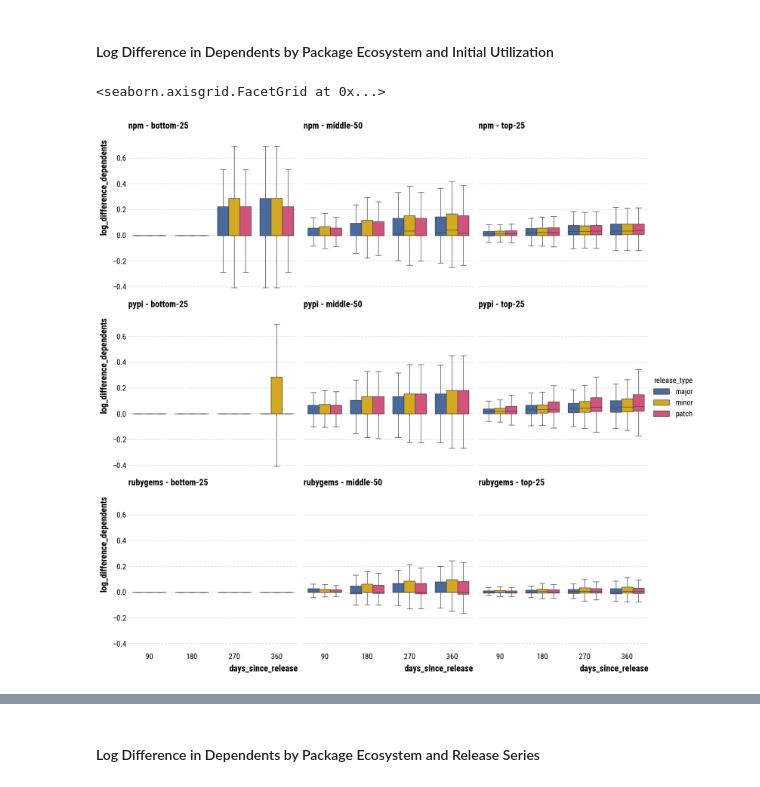
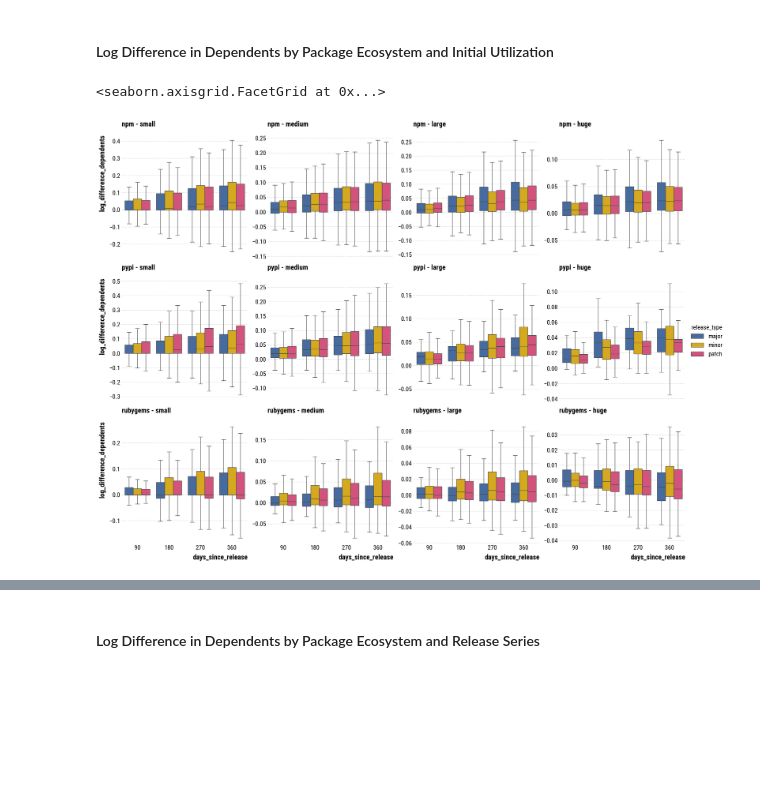
Before and after one commit to evamaxfield/dg-uoi-analysis, a Jupyter notebook: notebooks/pkg-releases-metrics-one-year.ipynb, the cells around one changed output, grey strips where cells are left out. Drawn from its saved outputs; the diff is of its cells as text; code cells hidden in the pictures; blank space fills up the shorter version.

Commit message:
Update all notebooks after dep counting change, dataset update, and filtering and binning changes in analysis

```diff
--- a/notebooks/pkg-releases-metrics-one-year.ipynb
+++ b/notebooks/pkg-releases-metrics-one-year.ipynb
@@ -463,21 +463,34 @@ for col_name in selected_columns:
 log_diff_dependents_ecosystem_release_type = (
     lazy_frame.filter(pl.col("ecosystem").is_in(["npm", "pypi", "rubygems"]))
     .filter(pl.col("release_type") != "unknown")
-    .filter(pl.col("num_dependents_on_release_date").gt(pl.lit(1)))
+    .filter(
+        pl.col("num_dependents_on_release_date").ge(pl.lit(5)),
+    )
     .select(
         pl.col("package_uuid"),
         pl.col("package_version"),
         pl.col("package_major_version"),
         pl.col("ecosystem"),
         pl.col("release_type"),
-        # Quantile bins for num_dependents
-        pl.col("num_dependents_on_release_date")
-        .qcut(
-            [0.25, 0.75],
-            labels=["bottom-25", "middle-50", "top-25"],
+        pl.col("num_dependents_on_release_date"),
+        # Log bin of dependents
+        pl.when(
+            pl.col("num_dependents_on_release_date").lt(pl.lit(1e2))
+        ).then(
+            pl.lit("small")
         )
-        .over("ecosystem")
-        .alias("num_dependents_quantile"),
+        .when(
+            pl.col("num_dependents_on_release_date").lt(pl.lit(1e3))
+        ).then(
+            pl.lit("medium")
+            )
+        .when(
+            pl.col("num_dependents_on_release_date").lt(pl.lit(1e4))
+        ).then(
+            pl.lit("large")
+        )
+        .otherwise(pl.lit("huge"))
+        .alias("num_dependents_bin"),
         # Version series bins
         pl.when(
             pl.col("release_type").is_in(["zero-major", "zero-minor"]),
@@ -498,7 +511,8 @@ log_diff_dependents_ecosystem_release_type = (
             "release_type",
             "package_version",
             "package_major_version",
-            "num_dependents_quantile",
+            "num_dependents_on_release_date",
+            "num_dependents_bin",
             "version_series",
         ],
         variable_name="days_since_release",
@@ -629,23 +812,24 @@ F_onewayResult(statistic=np.float64(1.082027779570911), pvalue=np.float64(0.3389
 # %%
 # Plot log difference dependents
 g = sns.catplot(
     data=log_diff_dependents_ecosystem_release_type,
     x="days_since_release",
     y="log_difference_dependents",
     hue="release_type",
     hue_order=["major", "minor", "patch"],
     kind="box",
     row="ecosystem",
     row_order=["npm", "pypi", "rubygems"],
-    col="num_dependents_quantile",
-    col_order=["bottom-25", "middle-50", "top-25"],
+    col="num_dependents_bin",
+    col_order=["small", "medium", "large", "huge"],
     showfliers=False,
+    sharey=False,
 )
 
 g.set_titles("{row_name} - {col_name}")
 # %% [output]
 <seaborn.axisgrid.FacetGrid at 0x...>
-[figure, old version]
+[figure, new version]
 # %%
 median_log_diff_dependents_initial_utilization = (
     log_diff_dependents_ecosystem_release_type.select(
```
Also changed, not shown: parts of 15 cells of this notebook, 5 other files.
